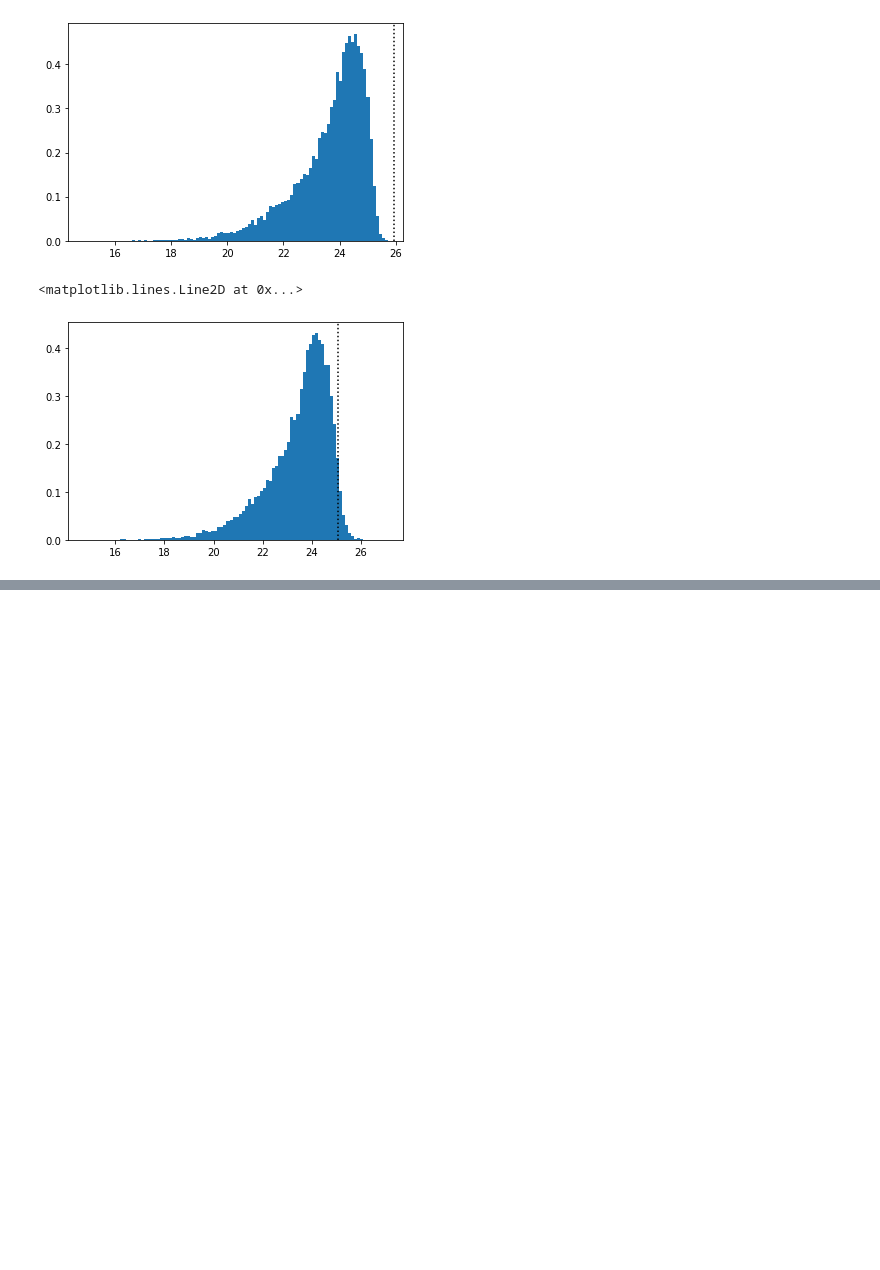
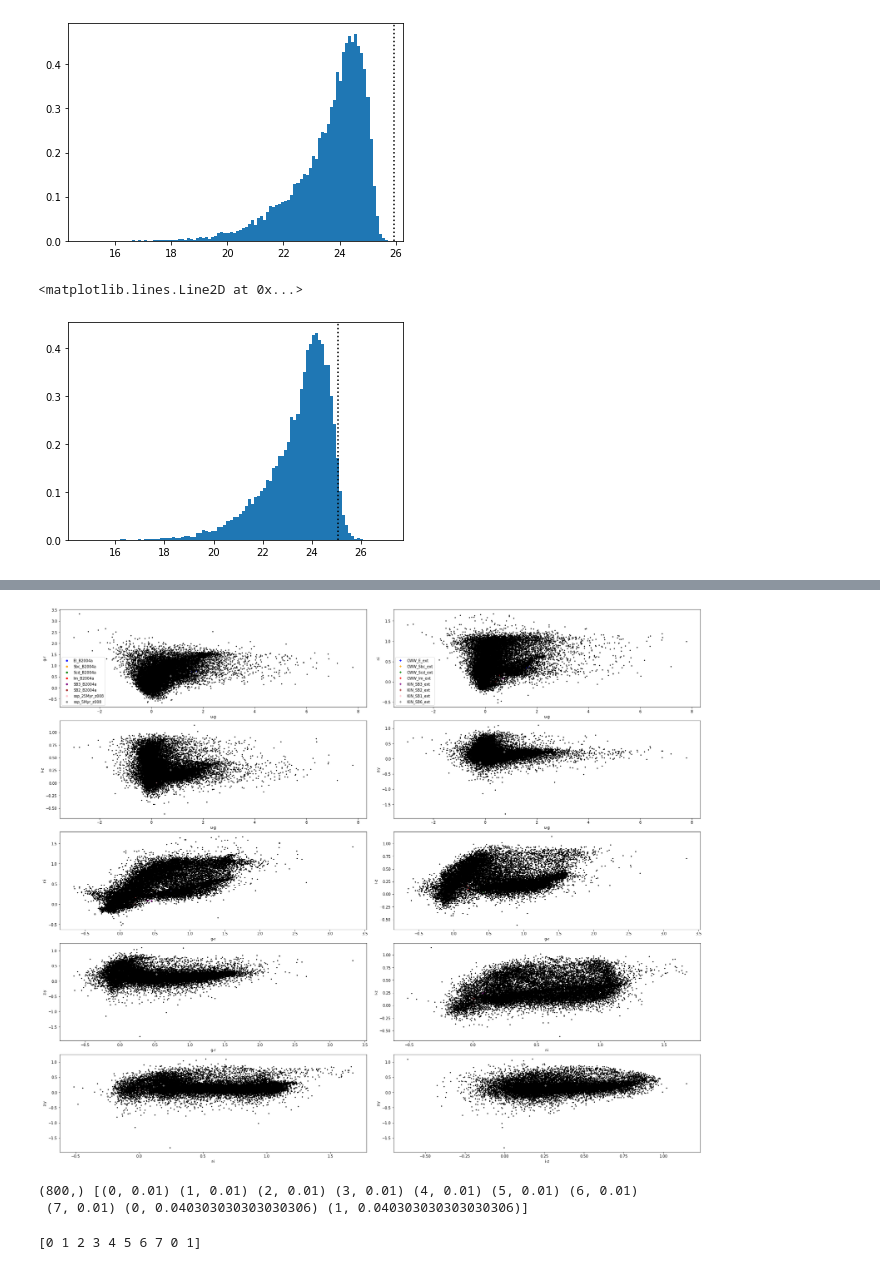
Before and after one commit to sylvielsstfr/Intern2022_PhotoZ, a Jupyter notebook: malmquist_bias.ipynb, the cells around one changed output, grey strips where cells are left out. Saved outputs shown, nothing was run; the diff lists cells and outputs as text; code cells hidden in the pictures; blank space fills up the shorter version.

Commit message:
color-color and color-redshift diagrams added, using functions from utils.py

```diff
--- a/malmquist_bias.ipynb
+++ b/malmquist_bias.ipynb
@@ -310,0 +356,8 @@ plt.axvline(m5i, c='k', ls=':')
+# %%
+colorsDelight = sedColors(sedList_Delight, filtersList)
+print(colorsDelight.shape)
+print(colorsDelight[:10, :])
+
+colorsLePhare = sedColors(sedList_LePhare, filtersList)
+print(colorsLePhare.shape)
+print(colorsLePhare[:10, :])
@@ -310,0 +382,36 @@ plt.axvline(m5i, c='k', ls=':')
+# %%
+ugColor = u_mag - g_mag
+grColor = g_mag - r_mag
+riColor = r_mag - i_mag
+izColor = i_mag - z_mag
+zyColor = z_mag - y_mag
+allColors = np.column_stack((ugColor, grColor, riColor, izColor, zyColor))
+# %%
+fig, axs = plt.subplots(5, 2, constrained_layout=True, figsize=(25, 21))
+axs = axs.ravel()
+loc=-1
+sedNamesDelight = ['El_B2004a', 'Sbc_B2004a', 'Scd_B2004a', 'Im_B2004a', 'SB3_B2004a', 'SB2_B2004a', 'ssp_25Myr_z008', 'ssp_5Myr_z008']
+sedNamesLePhare = ['CWW_E_ext', 'CWW_Sbc_ext', 'CWW_Scd_ext', 'CWW_Im_ext', 'KIN_SB3_ext', 'KIN_SB2_ext', 'KIN_SB1_ext', 'KIN_SB6_ext']
+colorsNames= ['u-g', 'g-r', 'r-i', 'i-z', 'z-y']
+for indCol in np.arange(colorsDelight.shape[1]):
+    for indPlot in np.arange(indCol+1, colorsDelight.shape[1]):
+        loc+=1
+        for indSed, c in zip(np.arange(colorsDelight.shape[0]), ['b', 'orange', 'g', 'r', 'purple', 'brown', 'pink', 'grey']):
+            if loc == 0:
+                axs[loc].scatter(allColors[:, indCol], allColors[:, indPlot], s=1, c='k')
+                axs[loc].scatter(colorsDelight[indSed, indCol], colorsDelight[indSed, indPlot], label=sedNamesDelight[indSed], s=20, c=c)
+                axs[loc].scatter(colorsLePhare[indSed, indCol], colorsLePhare[indSed, indPlot], s=40, c=c, marker='+')
+                axs[loc].legend()
+            elif loc==1:
+                axs[loc].scatter(allColors[:, indCol], allColors[:, indPlot], s=1, c='k')
+                axs[loc].scatter(colorsDelight[indSed, indCol], colorsDelight[indSed, indPlot], s=20, c=c)
+                axs[loc].scatter(colorsLePhare[indSed, indCol], colorsLePhare[indSed, indPlot], label=sedNamesLePhare[indSed], s=40, c=c, marker='+')
+                axs[loc].legend()
+            else:
+                axs[loc].scatter(allColors[:, indCol], allColors[:, indPlot], s=1, c='k')
+                axs[loc].scatter(colorsDelight[indSed, indCol], colorsDelight[indSed, indPlot], s=20, c=c)
+                axs[loc].scatter(colorsLePhare[indSed, indCol], colorsLePhare[indSed, indPlot], label=sedNamesLePhare[indSed], s=40, c=c, marker='+')
+            axs[loc].set_xlabel(colorsNames[indCol])
+            axs[loc].set_ylabel(colorsNames[indPlot])
+# %% [output]
+[figure, added]
@@ -310,0 +427,14 @@ plt.axvline(m5i, c='k', ls=':')
+# %%
+print(sedAndZTemplates.shape, sedAndZTemplates[:10])
+# %% [output]
+(800,) [(0, 0.01) (1, 0.01) (2, 0.01) (3, 0.01) (4, 0.01) (5, 0.01) (6, 0.01)
+ (7, 0.01) (0, 0.040303030303030306) (1, 0.040303030303030306)]
+# %%
+sedNumTemplates = []
+for (tempNum, redshift) in sedAndZTemplates:
+    sedNumTemplates.append(tempNum)
+sedNumTemplates = np.array(sedNumTemplates)
+print(sedNumTemplates[:10])
+colorsTemplates = np.column_stack((colorsTemplates, sedNumTemplates))
+# %% [output]
+[0 1 2 3 4 5 6 7 0 1]
```
Also changed, not shown: parts of 24 cells of this notebook, 1 other file.
